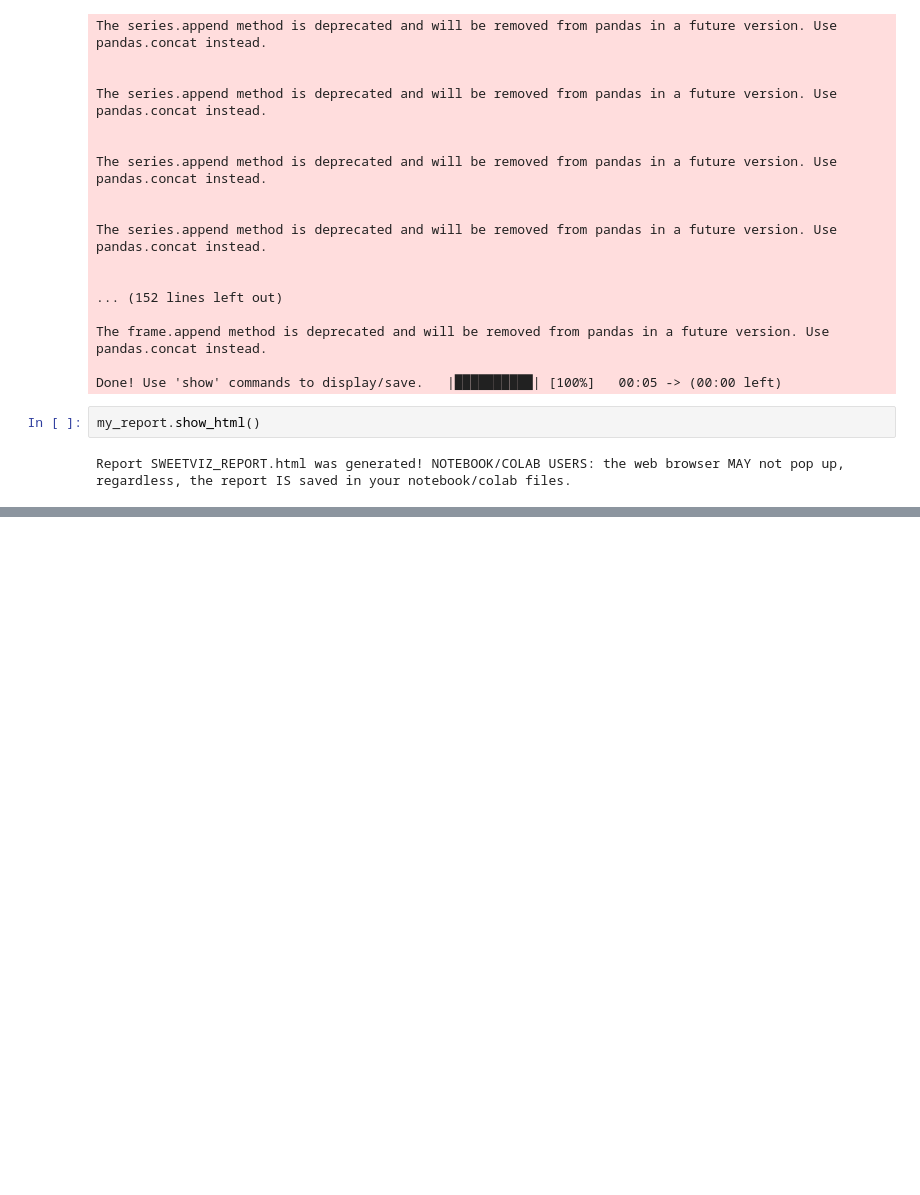
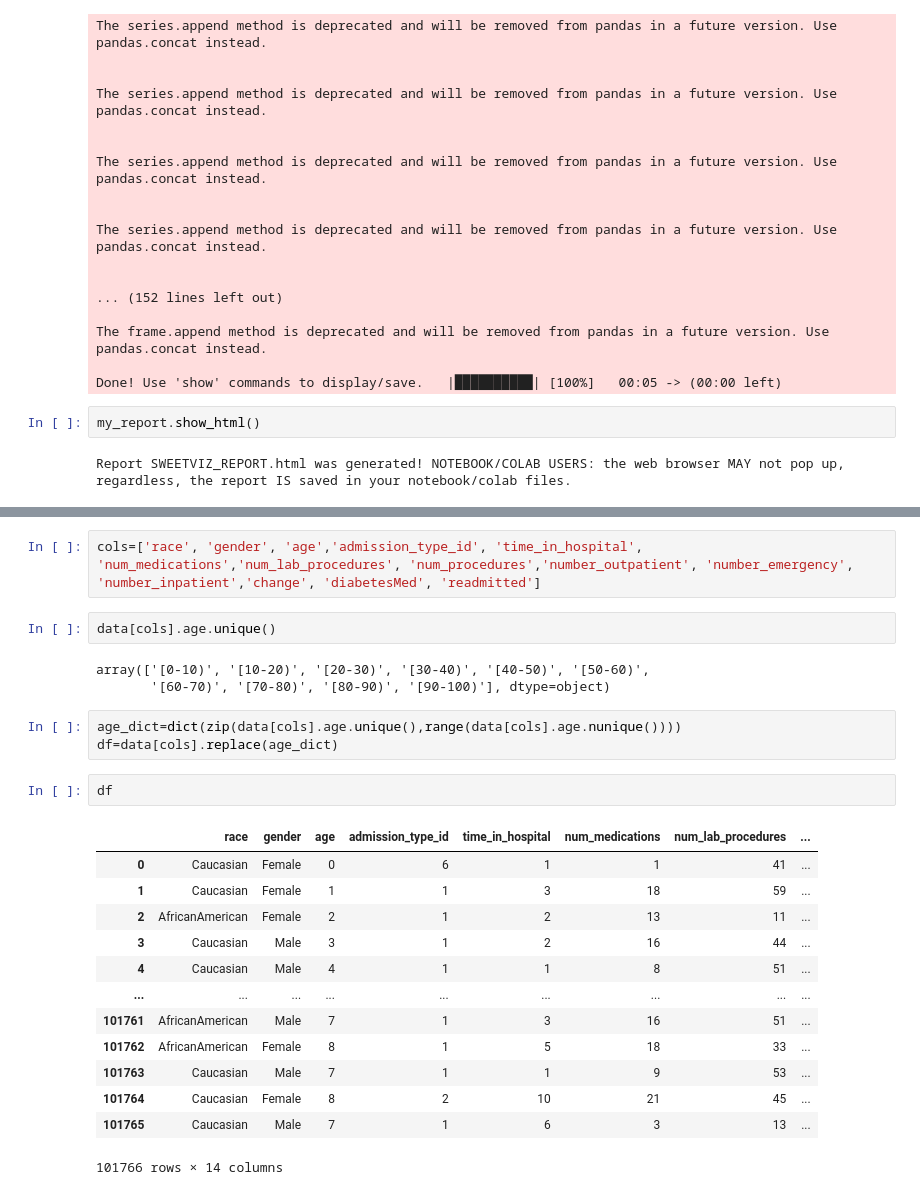
Before and after one commit to skpai/FairnessinAl, a Jupyter notebook: Fairness_in_AI.ipynb, the cells around one changed output, grey strips where cells are left out. Cells and saved outputs as stored; diff of their text form; blank space fills up the shorter version.

```diff
--- a/Fairness_in_AI.ipynb
+++ b/Fairness_in_AI.ipynb
@@ -55,0 +104,26 @@ Report SWEETVIZ_REPORT.html was generated! NOTEBOOK/COLAB USERS: the web browser
+# %%
+cols=['race', 'gender', 'age','admission_type_id', 'time_in_hospital', 'num_medications','num_lab_procedures', 'num_procedures','number_outpatient', 'number_emergency', 'number_inpatient','change', 'diabetesMed', 'readmitted']
+# %%
+data[cols].age.unique()
+# %% [output]
+array(['[0-10)', '[10-20)', '[20-30)', '[30-40)', '[40-50)', '[50-60)',
+       '[60-70)', '[70-80)', '[80-90)', '[90-100)'], dtype=object)
+# %%
+age_dict=dict(zip(data[cols].age.unique(),range(data[cols].age.nunique())))
+df=data[cols].replace(age_dict)
+# %%
+df
+# %% [output]
+|  | race | gender | age | admission_type_id | time_in_hospital | num_medications | num_lab_procedures | ... |
+| 0 | Caucasian | Female | 0 | 6 | 1 | 1 | 41 | ... |
+| 1 | Caucasian | Female | 1 | 1 | 3 | 18 | 59 | ... |
+| 2 | AfricanAmerican | Female | 2 | 1 | 2 | 13 | 11 | ... |
+| 3 | Caucasian | Male | 3 | 1 | 2 | 16 | 44 | ... |
+| 4 | Caucasian | Male | 4 | 1 | 1 | 8 | 51 | ... |
+| ... | ... | ... | ... | ... | ... | ... | ... | ... |
+| 101761 | AfricanAmerican | Male | 7 | 1 | 3 | 16 | 51 | ... |
+| 101762 | AfricanAmerican | Female | 8 | 1 | 5 | 18 | 33 | ... |
+| 101763 | Caucasian | Male | 7 | 1 | 1 | 9 | 53 | ... |
+| 101764 | Caucasian | Female | 8 | 2 | 10 | 21 | 45 | ... |
+| 101765 | Caucasian | Male | 7 | 1 | 6 | 3 | 13 | ... |
+101766 rows × 14 columns
```
Also changed, not shown: parts of 10 cells of this notebook, 1 other file.
